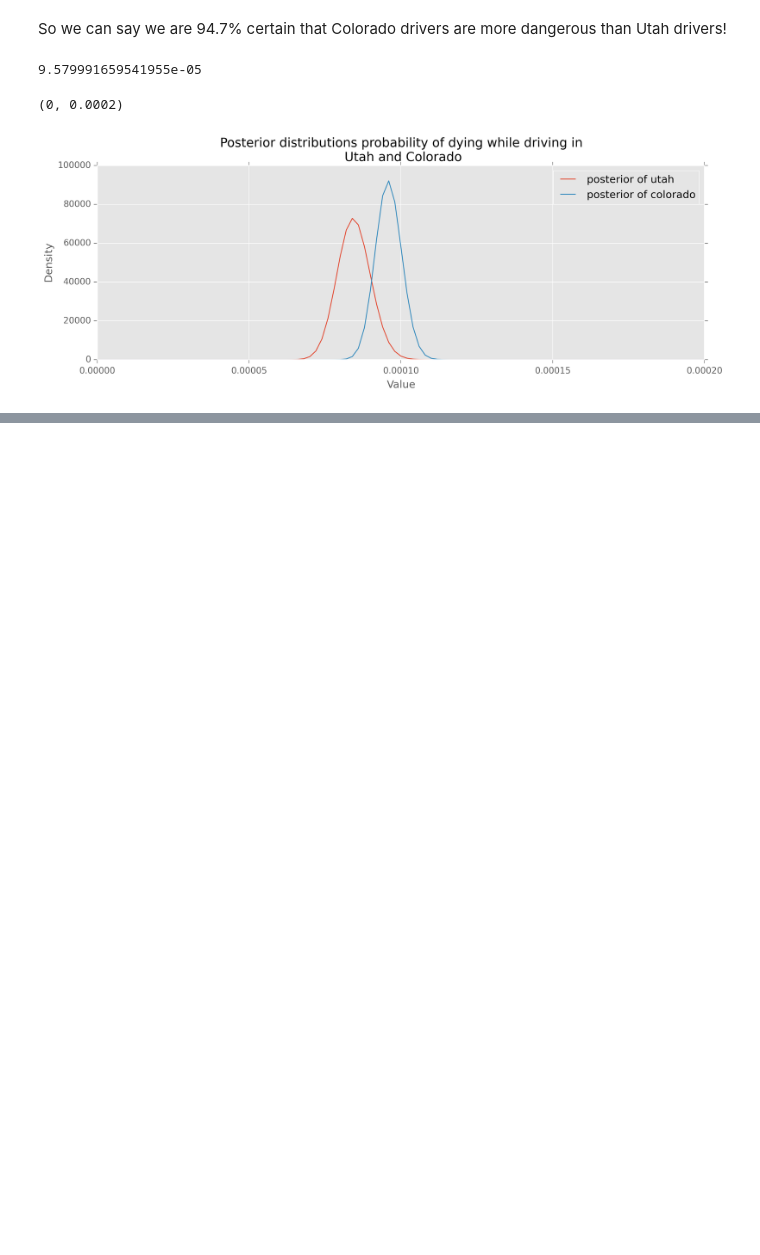
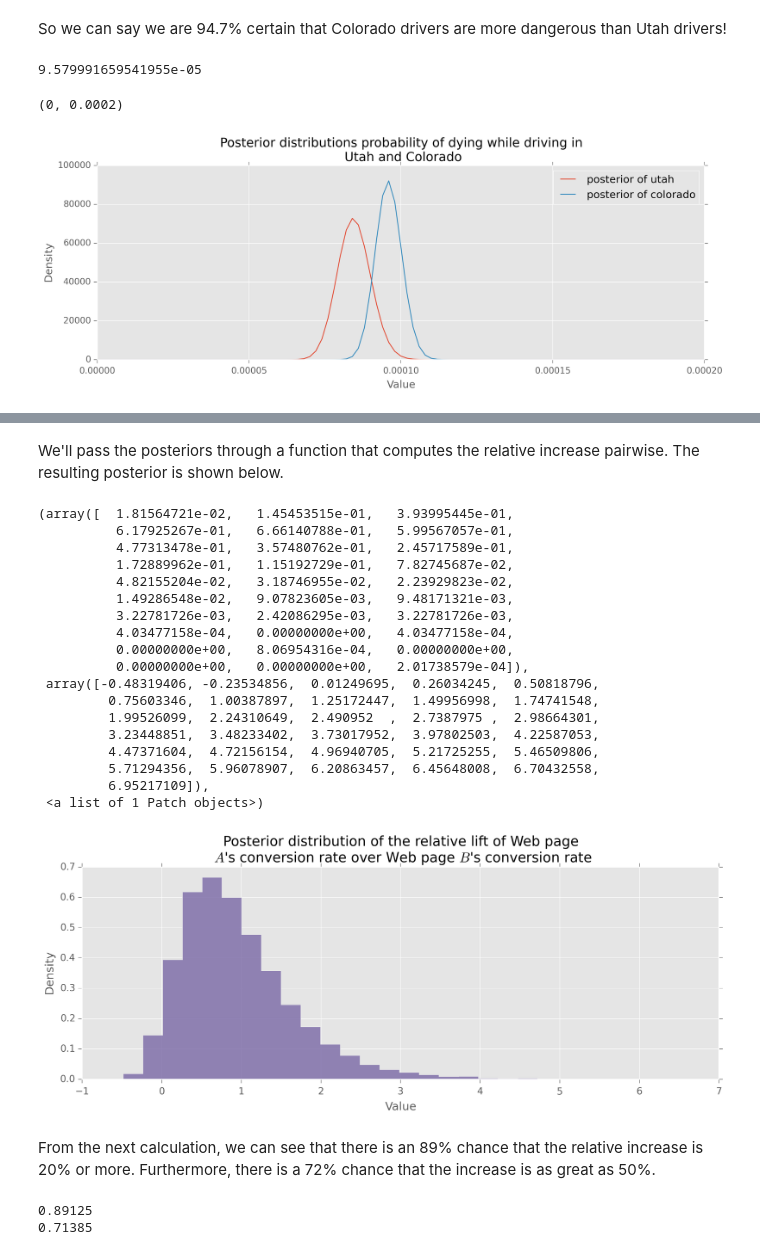
Before and after one commit to doolingdavid/Probabilistic-Programming-and-Bayesian-Methods-for-Hackers, a Jupyter notebook: ABNOTES.ipynb, the cells around one changed output, grey strips where cells are left out. Saved outputs shown, nothing was run; the diff lists cells and outputs as text; code cells hidden in the pictures; blank space fills up the shorter version.

```diff
--- a/ABNOTES.ipynb
+++ b/ABNOTES.ipynb
@@ -779,0 +882,42 @@ plt.xlim(0,.0002)
+# %% [markdown]
+We'll pass the posteriors through a function that computes the relative increase pairwise. The resulting posterior is shown below.
+# %%
+def relative_increase(a,b):
+    return (a-b)/b
+
+posterior_rel_increase = relative_increase(samples_posterior_A,
+     samples_posterior_B)
+plt.xlabel('Value')
+plt.ylabel('Density')
+plt.title("Posterior distribution of the relative lift of Web page \n $A$'s conversion rate over Web page $B$'s conversion rate")
+
+plt.hist(posterior_rel_increase,histtype='stepfilled', bins=30, alpha=0.80,
+         label = 'relative increase',color='#7A68A6', normed=True)
+# %% [output]
+(array([  1.81564721e-02,   1.45453515e-01,   3.93995445e-01,
+          6.17925267e-01,   6.66140788e-01,   5.99567057e-01,
+          4.77313478e-01,   3.57480762e-01,   2.45717589e-01,
+          1.72889962e-01,   1.15192729e-01,   7.82745687e-02,
+          4.82155204e-02,   3.18746955e-02,   2.23929823e-02,
+          1.49286548e-02,   9.07823605e-03,   9.48171321e-03,
+          3.22781726e-03,   2.42086295e-03,   3.22781726e-03,
+          4.03477158e-04,   0.00000000e+00,   4.03477158e-04,
+          0.00000000e+00,   8.06954316e-04,   0.00000000e+00,
+          0.00000000e+00,   0.00000000e+00,   2.01738579e-04]),
+ array([-0.48319406, -0.23534856,  0.01249695,  0.26034245,  0.50818796,
+         0.75603346,  1.00387897,  1.25172447,  1.49956998,  1.74741548,
+         1.99526099,  2.24310649,  2.490952  ,  2.7387975 ,  2.98664301,
+         3.23448851,  3.48233402,  3.73017952,  3.97802503,  4.22587053,
+         4.47371604,  4.72156154,  4.96940705,  5.21725255,  5.46509806,
+         5.71294356,  5.96078907,  6.20863457,  6.45648008,  6.70432558,
+         6.95217109]),
+ <a list of 1 Patch objects>)
+[figure, added]
+# %% [markdown]
+From the next calculation, we can see that there is an 89% chance that the relative increase is 20% or more. Furthermore, there is a 72% chance that the increase is as great as 50%.
+# %%
+print (posterior_rel_increase > 0.2).mean()
+print (posterior_rel_increase > 0.5).mean()
+# %% [output]
+0.89125
+0.71385
```
Also changed, not shown: parts of 27 cells of this notebook.
